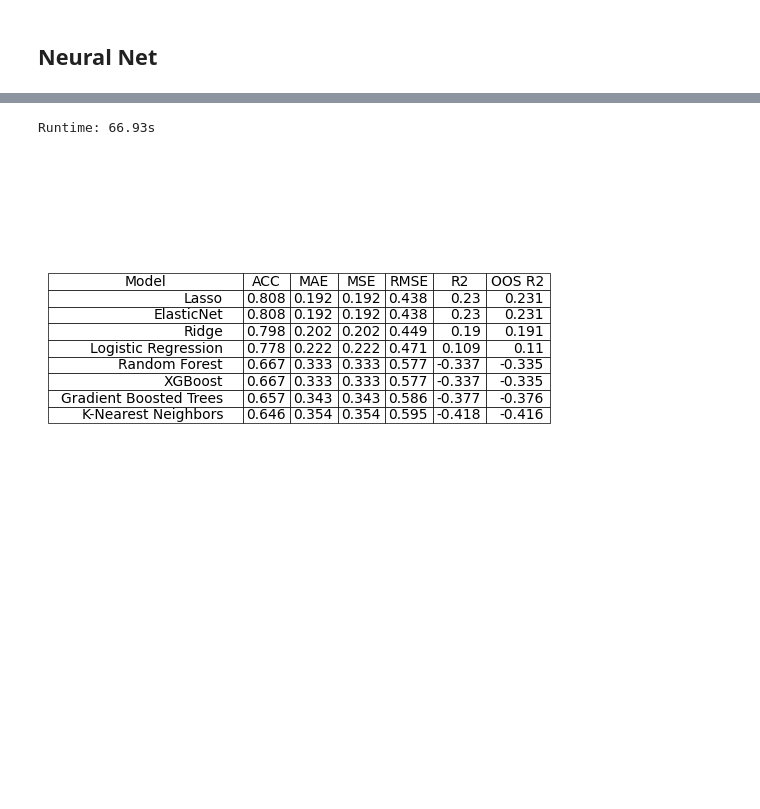
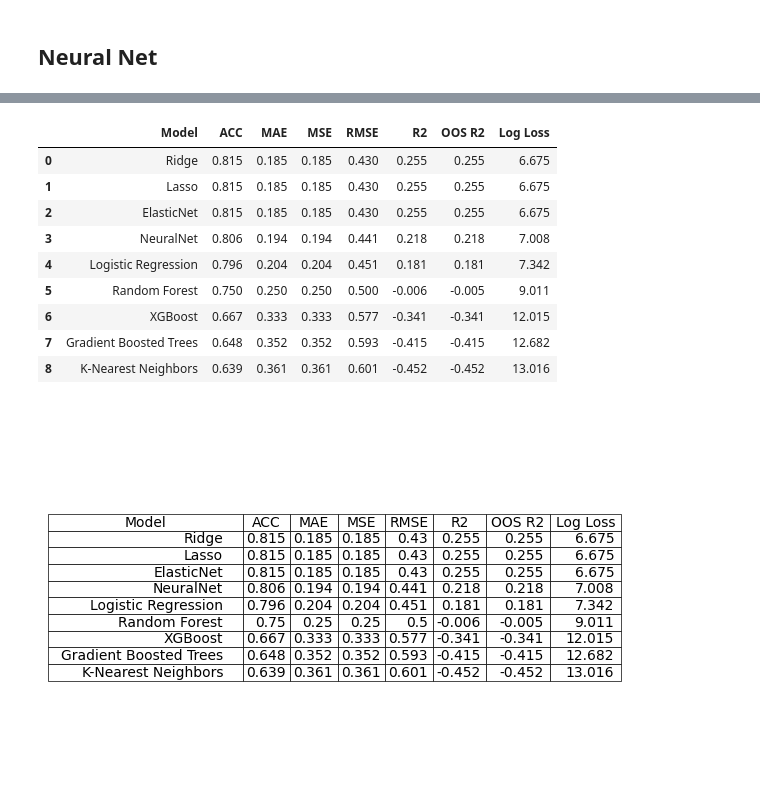
Before and after one commit to palmerac/Halo, a Jupyter notebook: haloModels.ipynb, the cells around one changed output, grey strips where cells are left out. Drawn from its saved outputs; the diff is of its cells as text; code cells hidden in the pictures; blank space fills up the shorter version.

```diff
--- a/haloModels.ipynb
+++ b/haloModels.ipynb
@@ -201,7 +200,7 @@ preprocessor = ColumnTransformer(
                                     'Deaths', 'Assists', 'MaxSpree', 'ExpectedKills', 'ExpectedDeaths',
                                     'Score', 'Medals', 'LengthMinutes', 'DamageRatio', 'Damage/Kill',
                                     'Kills/10Min', 'Deaths/10Min', 'Assists/10Min', 'Dmg/10Min',
-                                    'DmgT/10Min', 'Shots/10Min', 'ExcessKills', 'ExcessDeaths', 'ExcessKD',
+                                    'DmgT/10Min', 'Shots/10Min', 'ExcessKills', 'ExcessDeaths',
                                     'BodyPct', 'MeleePct', 'HSPct', 'GrenadePct', 'PowerPct'])])
 
 # Create the pipeline
@@ -211,7 +210,8 @@ pipeline = Pipeline(steps=[('preprocessor', preprocessor)])
 X_train_preprocessed = pipeline.fit_transform(X_train)
 X_test_preprocessed = pipeline.transform(X_test)
 
-
+# X_train_preprocessed.to_csv('X_train_preprocessed.csv')
+# X_test_preprocessed.to_csv('X_test_preprocessed.csv')
 
 print(f'X Train Processed Shape: {X_train_preprocessed.shape}')
 print(f'X Train Shape: {X_train.shape}')
@@ -497,7 +519,7 @@ feat_importances.plot(kind='bar', figsize=(8,6))
 # Gradient Boosted Trees
 from sklearn.ensemble import GradientBoostingClassifier
 
-param_grid_gbrt = {'n_estimators': [100,300,500],'learning_rate': [0.01,0.1],'max_depth': [2,4,6], 'subsample': [0.5,1]}
+param_grid_gbrt = {'n_estimators': [100,300,500],'learning_rate': [0.01,0.1],'max_depth': [2,4,6], 'subsample': [0.5,0.6,0.8,1]}
 GBRT = GridSearchCV(estimator=GradientBoostingClassifier(random_state=69),
                     cv=5, param_grid=param_grid_gbrt,n_jobs=-1)
 GBRT.fit(X_train_preprocessed, y_train)
@@ -595,9 +641,11 @@ feat_importances.plot(kind='bar', figsize=(8,6))
 # %%
 from sklearn.neural_network import MLPClassifier
 
-nn = MLPClassifier(random_state=61)
+param_grid_nn = {'activation': ['identity', 'logistic', 'tanh', 'relu'], 'solver': ['lbfgs', 'sgd', 'adam'],
+                'learning_rate': ['constant', 'invscaling', 'adaptive'], 'alpha': [0.0001, 0.001, 0.01, 0.1, 1]}
+nn = GridSearchCV(estimator=MLPClassifier(random_state=61), cv=5, param_grid=param_grid_nn, n_jobs=-1)
+
 nn.fit(X_train_preprocessed, y_train)
-
 print(nn)
 print(f'Neural Net Accuracy: {nn.score(X_test_preprocessed, y_test)}')
 from sklearn.metrics import confusion_matrix
@@ -613,9 +661,9 @@ plt.title('Confusion Matrix for Neural Net')
 plt.show()
 
 print("The confusion matrix shows the true positive, false negative, false positive, and true negative values, helping to evaluate the performance of a classification model.")
-feat_importances_nn = pd.DataFrame(nn.coefs_[0].flatten()[:30], index=X_train.columns, columns=["Importance"])
+feat_importances_nn = pd.DataFrame(nn.best_estimator_.coefs_[0].flatten()[:29], index=X_train.columns, columns=["Importance"])
 feat_importances_nn = feat_importances_nn.abs().sum(axis=1)
 feat_importances_nn = feat_importances_nn / feat_importances_nn.sum()
-feat_importances_nn = feat_importances_nn.sort_values(ascending=False)[:32]
+feat_importances_nn = feat_importances_nn.sort_values(ascending=False)[:29]
 feat_importances_nn.plot(kind='bar', figsize=(8,6))
 # %% [output]
@@ -623,41 +698,50 @@ ValueError: Found input variables with inconsistent numbers of samples: [395, 40
 # %%
-modelss = [logreg,ridge_cv,lasso_cv,elastic_cv,knn_cv,rf_cv,GBRT,XGB]
+modelss = [logreg,ridge_cv,lasso_cv,elastic_cv,knn_cv,rf_cv,GBRT,XGB,nn]
 model_namess = ['Logistic Regression', 'Ridge', 'Lasso', 'ElasticNet',
-              'K-Nearest Neighbors', 'Random Forest', 'Gradient Boosted Trees', 'XGBoost']
+              'K-Nearest Neighbors', 'Random Forest', 'Gradient Boosted Trees', 'XGBoost', 'NeuralNet']
 def saveResults(models, model_names):
     # Initialize an empty dataframe to store the metrics
-    metrics_df = pd.DataFrame(columns=['Model', 'ACC' ,'MAE', 'MSE', 'RMSE', 'R2', 'OOS R2'])
+    metrics_df = pd.DataFrame(columns=['Model', 'ACC' ,'MAE', 'MSE', 'RMSE', 'R2', 'OOS R2', 'Log Loss'])
 
     # Loop through each model and calculate the metrics
     for i, model in enumerate(models):
         # Generate predictions on the test set
         y_pred = model.predict(X_test_preprocessed)
 
         # Calculate regression metrics
         acc = round(model.score(X_test_preprocessed, y_test),3)
         mae = round(mean_absolute_error(y_test, y_pred),3)
         mse = round(mean_squared_error(y_test, y_pred),3)
         rmse = round(mean_squared_error(y_test, y_pred, squared=False),3)
         r2 = round(r2_score(y_test, y_pred),3)
         oosr2 = round(1-mean_squared_error(y_test,y_pred)/MSE_Histmean,3)
+        ll = round(log_loss(y_test,y_pred),3)
 
         # Add metrics to the dataframe
-        metrics_df.loc[i] = [model_names[i],acc, mae, mse, rmse, r2, oosr2]
+        metrics_df.loc[i] = [model_names[i],acc, mae, mse, rmse, r2, oosr2, ll]
 
     metrics_df = metrics_df.sort_values('ACC', ascending=False).reset_index(drop=True)
 
     fig, ax = plt.subplots()
     table = ax.table(cellText=metrics_df.values, colLabels=metrics_df.columns,
                      cellLoc='right', loc='center')
     table.auto_set_font_size(True)
     table.auto_set_column_width(col=list(range(len(metrics_df.columns))))
     ax.axis('off')
     plt.savefig('ModelResults0210.png', dpi=300, bbox_inches='tight')
 
     return metrics_df
 
 saveResults(modelss,model_namess)
-print(f'Runtime: {round(time.perf_counter() - start,2)}s')
 # %% [output]
-Runtime: 66.93s
+|  | Model | ACC | MAE | MSE | RMSE | R2 | OOS R2 | Log Loss |
+| 0 | Ridge | 0.815 | 0.185 | 0.185 | 0.430 | 0.255 | 0.255 | 6.675 |
+| 1 | Lasso | 0.815 | 0.185 | 0.185 | 0.430 | 0.255 | 0.255 | 6.675 |
+| 2 | ElasticNet | 0.815 | 0.185 | 0.185 | 0.430 | 0.255 | 0.255 | 6.675 |
+| 3 | NeuralNet | 0.806 | 0.194 | 0.194 | 0.441 | 0.218 | 0.218 | 7.008 |
+| 4 | Logistic Regression | 0.796 | 0.204 | 0.204 | 0.451 | 0.181 | 0.181 | 7.342 |
+| 5 | Random Forest | 0.750 | 0.250 | 0.250 | 0.500 | -0.006 | -0.005 | 9.011 |
+| 6 | XGBoost | 0.667 | 0.333 | 0.333 | 0.577 | -0.341 | -0.341 | 12.015 |
+| 7 | Gradient Boosted Trees | 0.648 | 0.352 | 0.352 | 0.593 | -0.415 | -0.415 | 12.682 |
+| 8 | K-Nearest Neighbors | 0.639 | 0.361 | 0.361 | 0.601 | -0.452 | -0.452 | 13.016 |
-[figure, old version]
+[figure, new version]
```
Also changed, not shown: parts of 30 cells of this notebook, 17 other files.
